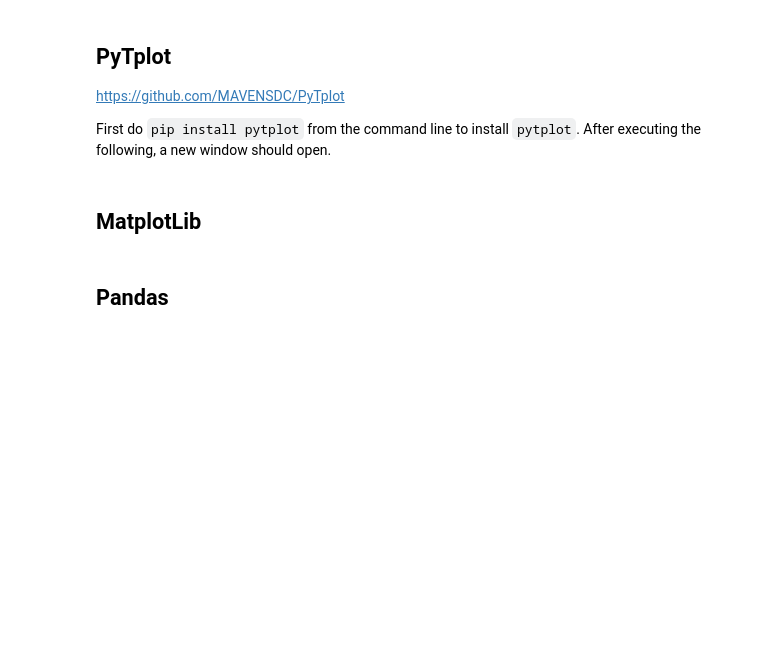
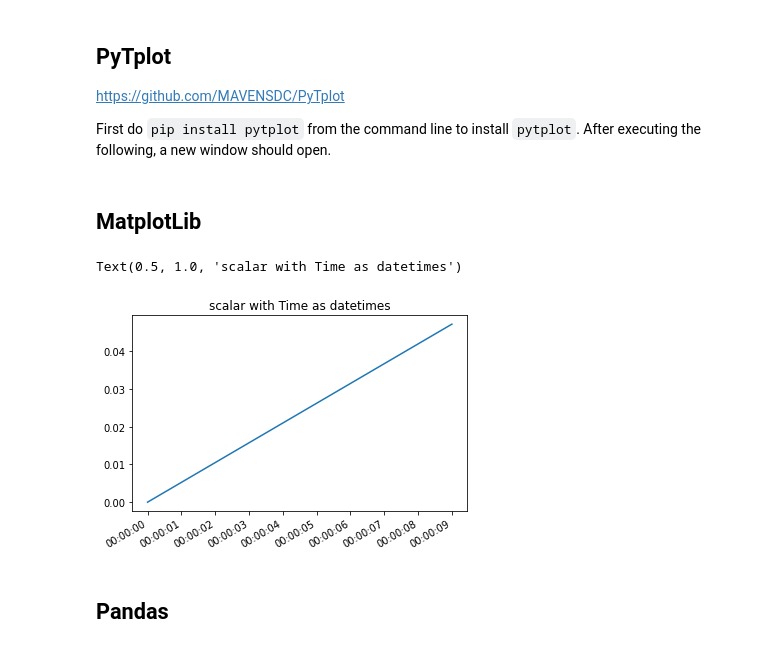
Before and after one commit to hapi-server/client-python-notebooks, a Jupyter notebook: hapi_demo.ipynb, the cells around one changed output. Drawn from its saved outputs; the diff is of its cells as text; code cells hidden in the pictures; blank space fills up the shorter version.

```diff
--- a/hapi_demo.ipynb
+++ b/hapi_demo.ipynb
@@ -646,25 +737,28 @@ if False: # ModuleNotFoundError: No module named 'PyQt5.QtWebKitWidgets'
 # %%
 # Get data for use below
 from hapiclient import hapi
 
-server     = 'http://hapi-server.org/servers/TestData/hapi'
+server     = 'http://hapi-server.org/servers/TestData2.0/hapi'
 dataset    = 'dataset1'
 parameters = 'scalar'
 start      = '1970-01-01T00:00:00'
 stop       = '1970-01-01T00:00:10'
 
 data,meta = hapi(server,dataset,parameters,start,stop)
 
 from matplotlib import pyplot as plt
 from hapiclient import hapitime2datetime
 %matplotlib inline
 
 # Convert data['Time'] elements to Python datetime objects
 # Note the difference in tick labels when datetimes are used
 plt.figure()
 plt.plot(hapitime2datetime(data['Time']),data['scalar'])
 plt.gcf().autofmt_xdate()
 plt.title('scalar with Time as datetimes')
+# %% [output]
+Text(0.5, 1.0, 'scalar with Time as datetimes')
+[figure, added]
 # %% [markdown]
 ## Pandas
 # %%
```
Also changed, not shown: parts of 27 cells of this notebook, 1 other file.
